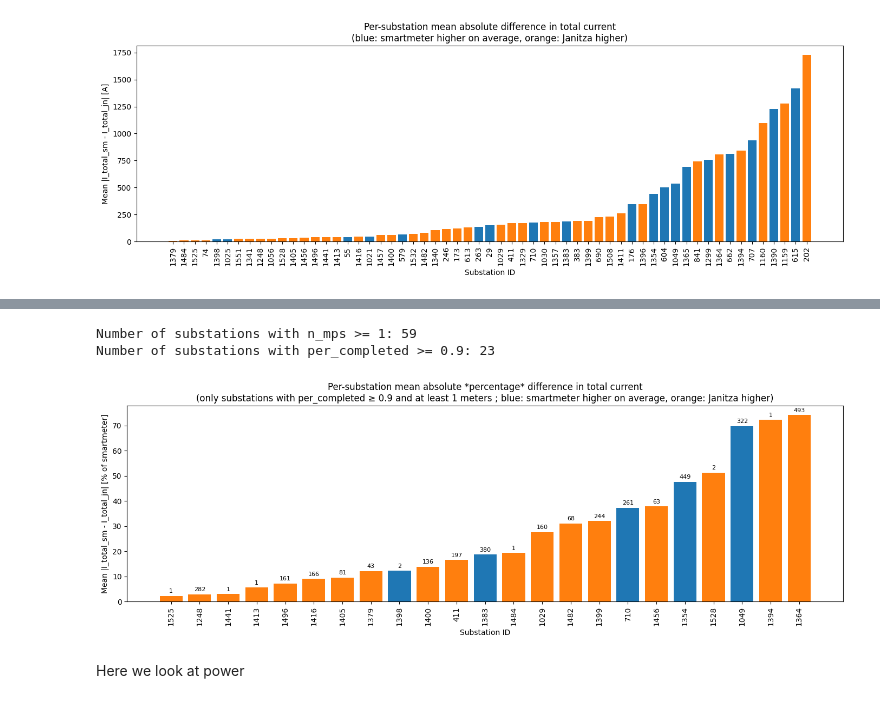
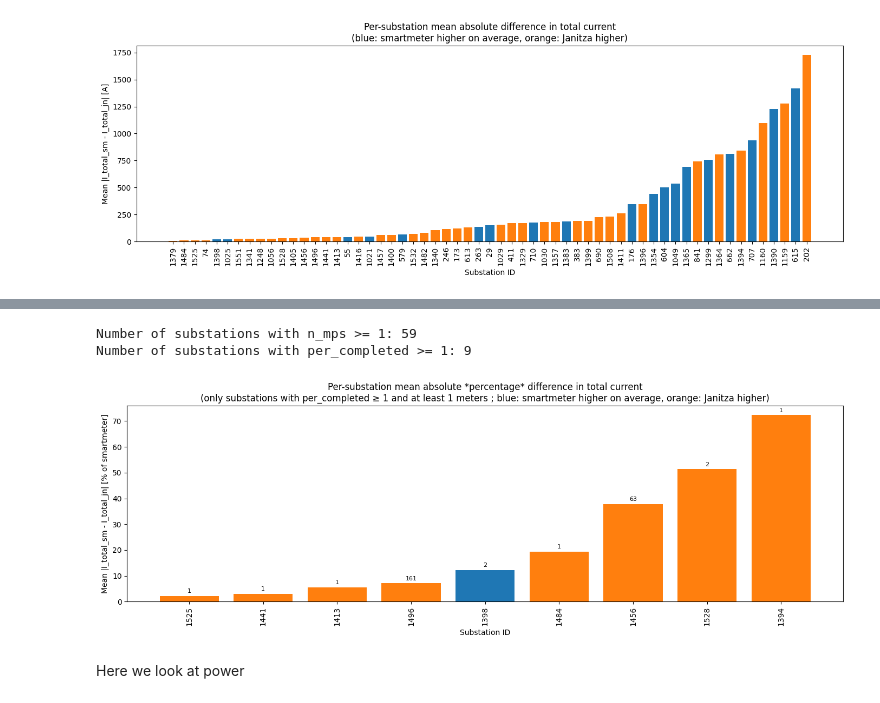
Before and after one commit to MindisBlank/Jasonaq_thesis, a Jupyter notebook: notebooks/smartmeter_vs_janitza.ipynb, the cells around one changed output, grey strips where cells are left out. Saved outputs shown, nothing was run; the diff lists cells and outputs as text; code cells hidden in the pictures.

```diff
--- a/notebooks/smartmeter_vs_janitza.ipynb
+++ b/notebooks/smartmeter_vs_janitza.ipynb
@@ -261,4 +273,18 @@ merged.head()
 # %%
+
+
+# Per-sample absolute percentage diff (NaN if smartmeter current is 0)
+merged["I_total_abs_pct_diff"] = (
+    100 * merged["I_total_diff"].abs() / merged["I_total_sm"].replace(0, np.nan)
+)
+
+sub_stats["mean_abs_pct_diff"] = (
+    merged
+    .groupby("substation_id")["I_total_abs_pct_diff"]
+    .mean()
+)
+
+
 # Append per_completed (already in merged) aggregated per substation
 sub_stats["per_completed"] = (
     merged
@@ -272,7 +298,7 @@ sub_stats["n_mps"] = (
     .max()
 )
 # --- cutoff on per_completed ---
-cutoff = 0.9  # change this threshold as you like
+cutoff = 1#0.9  # change this threshold as you like
 min_num = 1  # minimum number of smartmeters
 
 sub_stats_num = sub_stats[sub_stats["n_mps"] >= min_num].copy()
@@ -296,35 +322,35 @@ subs    = sub_stats_pct.index.astype(int)
 fig, ax = plt.subplots(figsize=(14, 5))
 ax.bar(x, height, color=colors)
 
 ax.set_xticks(x)
 ax.set_xticklabels(subs, rotation=90)
 ax.set_xlabel("Substation ID")
 ax.set_ylabel("Mean |I_total_sm - I_total_jn| [% of smartmeter]")
 ax.set_title(
     f"Per-substation mean absolute *percentage* difference in total current\n"
     f"(only substations with per_completed ≥ {cutoff} and at least {min_num} meters ; "
     f"blue: smartmeter higher on average, orange: Janitza higher)"
 )
 
 # --- add n_mps labels above each bar ---  # NEW
 offset = 0.01 * (height.max() if len(height) else 1.0)
 for xi, hi, n in zip(x, height, n_mps_vals):
     ax.text(
         xi,
         hi + offset,
         str(n),
         ha="center",
         va="bottom",
         fontsize=8,
         rotation=0,
     )
 
 plt.tight_layout()
 plt.show()
 # %% [output]
 Number of substations with n_mps >= 1: 59
-Number of substations with per_completed >= 0.9: 23
+Number of substations with per_completed >= 1: 9
-[figure, old version]
+[figure, new version]
 # %% [markdown]
 Here we look at power
 # %%
```
Also changed, not shown: parts of 4 cells of this notebook, 4 other files.
